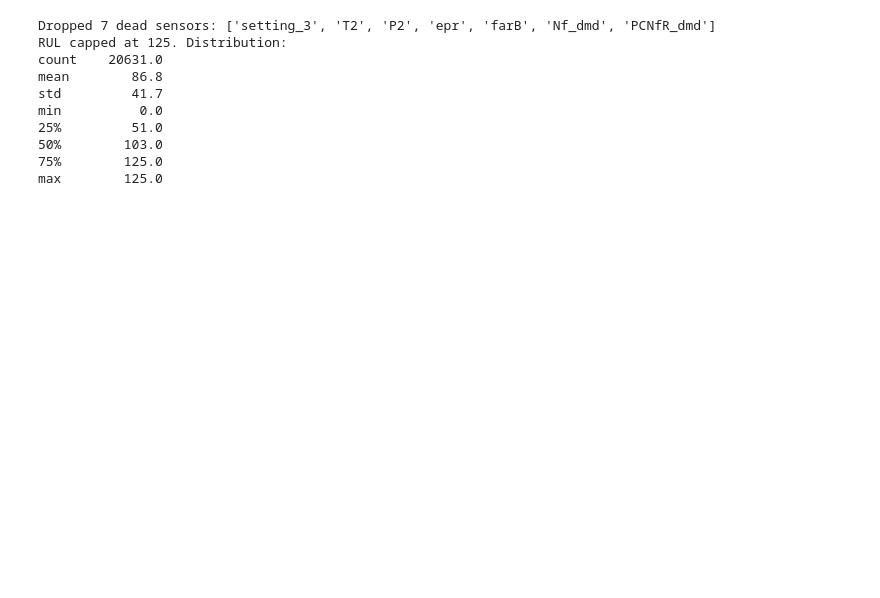
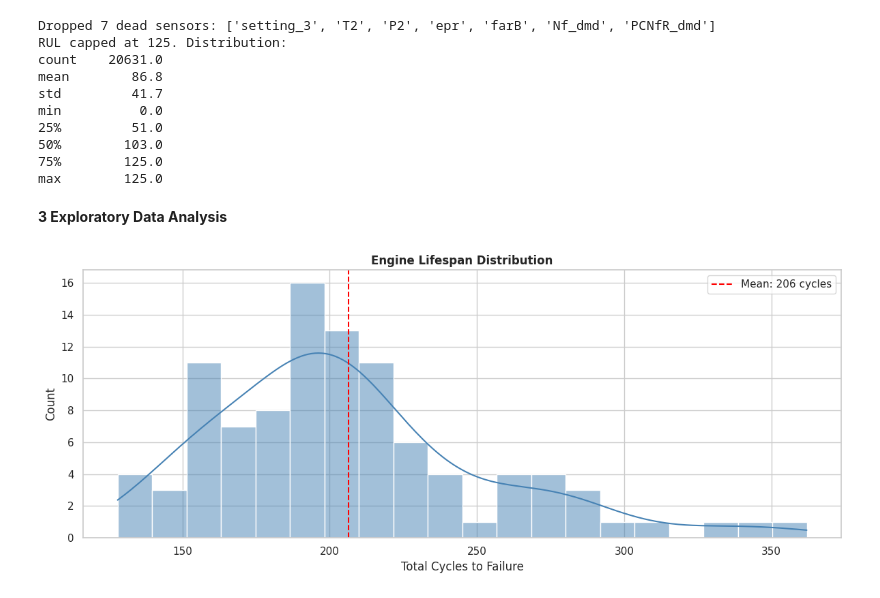
Before and after one commit to Alexjmathew/PRED, a Jupyter notebook: pred-maintain.ipynb, the cells around one changed output. Cells and saved outputs as stored; diff of their text form; code cells hidden in the pictures; blank space fills up the shorter version.

```diff
--- a/pred-maintain.ipynb
+++ b/pred-maintain.ipynb
@@ -71,3 +73,20 @@ min          0.0
 50%        103.0
 75%        125.0
 max        125.0
+# %% [markdown]
+ **3 Exploratory Data Analysis**
+# %%
+# --- 3a. Engine lifespan distribution ---
+lifespan = train.groupby('unit_number')['time_cycles'].max()
+
+plt.figure()
+sns.histplot(lifespan, kde=True, bins=20, color='steelblue')
+plt.axvline(lifespan.mean(), color='red', linestyle='--', label=f'Mean: {lifespan.mean():.0f} cycles')
+plt.title('Engine Lifespan Distribution', fontweight='bold')
+plt.xlabel('Total Cycles to Failure')
+plt.ylabel('Count')
+plt.legend()
+plt.tight_layout()
+plt.show()
+# %% [output]
+[figure, added]
```
Also changed, not shown: parts of 3 cells of this notebook.
